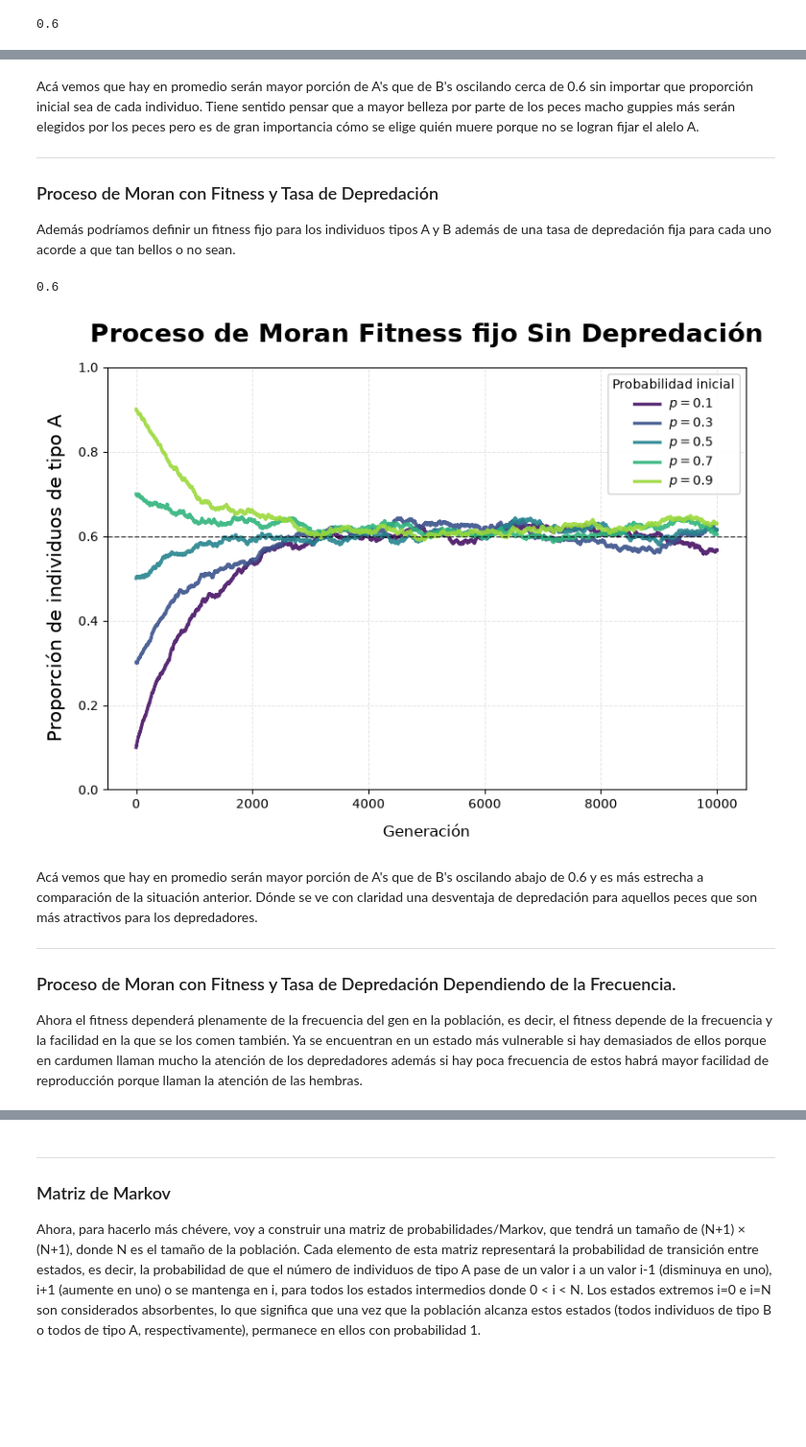
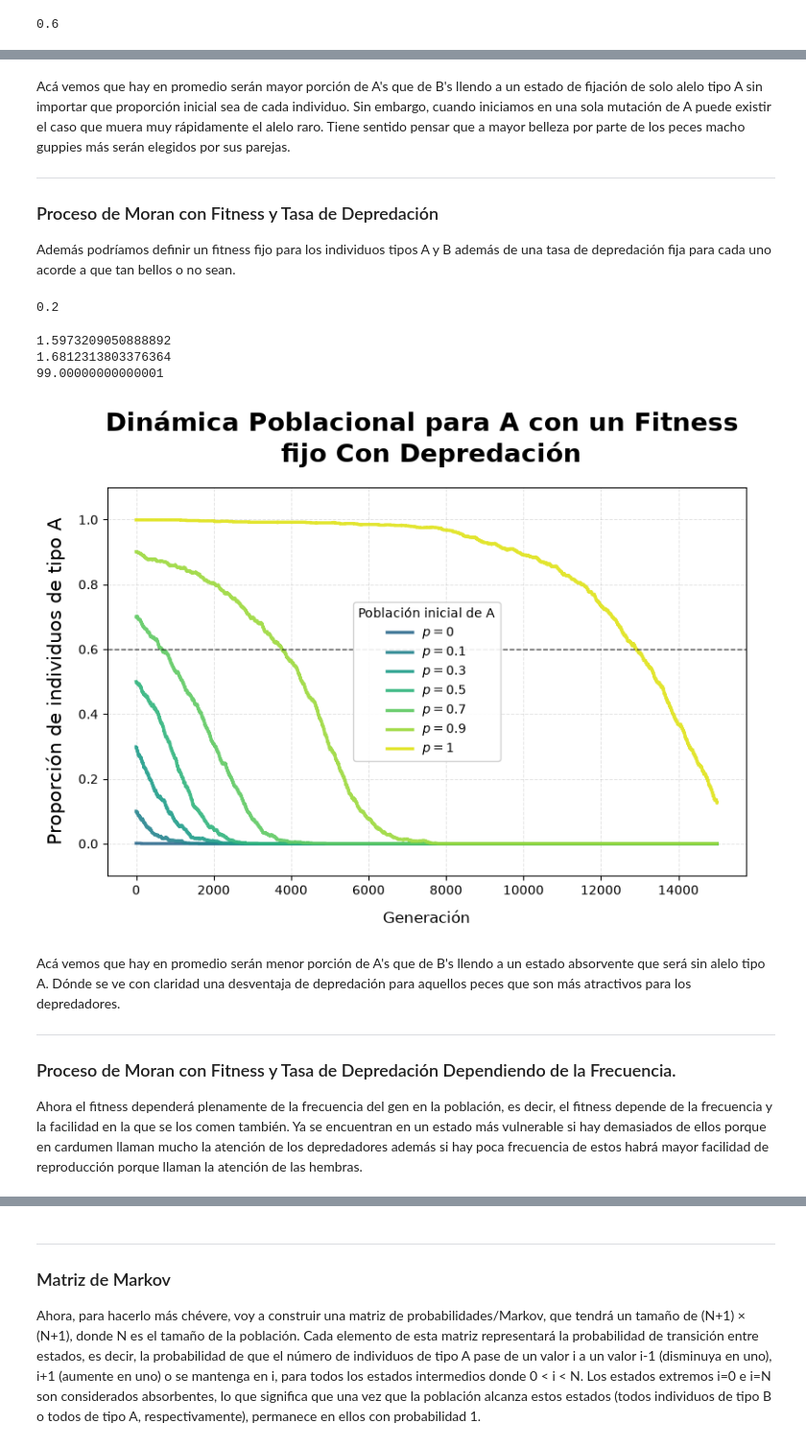
Before and after one commit to ValentinaBustos2025/Proyecto-Final, a Jupyter notebook: Simulación/Proceso Moran incial.ipynb, the cells around one changed output, grey strips where cells are left out. Shown at 96% size. Saved outputs shown, nothing was run; the diff lists cells and outputs as text; code cells hidden in the pictures; blank space fills up the shorter version.

```diff
--- a/Simulación/Proceso Moran incial.ipynb
+++ b/Simulación/Proceso Moran incial.ipynb
@@ -19,3 +18,5 @@ s_a = 0.8; s_b = 0.03; d_a = 0.107; d_b = 0.023 # Valores NO arbitrarios sacados
+# %%
+colors = plt.cm.viridis([ 0.35, 0.45, 0.55, 0.65, 0.75, 0.85,0.95])
 # %% [markdown]
 ---
 
@@ -43,7 +49,7 @@ moranProcess(N=1000, p=0.5, T= 1000)[1]
 # %%
 fig, ax = plt.subplots(figsize=(8, 6))
 
-p = [0.1, 0.3, 0.5, 0.7, 0.9]
+p = [0,0.1,0.3,0.5,0.7,0.9,1]
 for prop, color in zip(p, colors):
     generaciones = moranProcess(N=1000, p=prop, T=1000)[0]
     ax.plot( generaciones, label=fr'$p = {prop}$', color=color, linewidth=2.5, alpha=0.9)
@@ -51,11 +57,11 @@ for prop, color in zip(p, colors):
 ax.set_xlabel('Generación', fontsize=12, labelpad=10)
 ax.set_ylabel('Proporción de individuos de tipo A', fontsize=15, labelpad=10)
 ax.set_title( 'Proceso de Moran Clásico', fontsize=20, fontweight='bold', pad=20)
-ax.set_ylim(0, 1)
+ax.set_ylim(-0.1, 1.1)
 ax.grid( True, linestyle='--', linewidth=0.7, alpha=0.35)
 ax.tick_params(axis='both', labelsize=10)
 ax.legend(
-    title='Proporción inicial de  \n individuos de tipo A',
+    title='Población inicial  A',
     fontsize=10,
     title_fontsize=10,
     loc='best',
@@ -66,6 +72,6 @@ ax.legend(
 
 
 plt.tight_layout()
-plt.savefig('../Gráficas/Proceso_Moran_Clasico.png')
+plt.savefig('../Gráficas/PM_Clasico.png')
 plt.show()
 # %% [output]
@@ -135,5 +226,5 @@ plt.show()
 # %% [markdown]
-Acá vemos que hay en promedio serán mayor porción de A's que de B's oscilando cerca de 0.6 sin importar que proporción inicial sea de cada individuo. Tiene sentido pensar que a mayor belleza por parte de los peces macho guppies más serán elegidos por los peces pero es de gran importancia cómo se elige quién muere porque no se logran fijar el alelo A.
+Acá vemos que hay en promedio serán mayor porción de A's que de B's llendo a un estado de fijación de solo alelo tipo A sin importar que proporción inicial sea de cada individuo. Sin embargo, cuando iniciamos en una sola mutación de A  puede existir el caso que muera muy rápidamente el alelo raro. Tiene sentido pensar que a mayor belleza por parte de los peces macho guppies más serán elegidos por sus parejas.
 
 ---
 ### Proceso de Moran con Fitness y Tasa de Depredación
@@ -145,56 +236,77 @@ def moranProcessFitnessDepredacion(N, p, T):
     Simula un proceso de Moran para una población de tamaño N, con una proporción inicial p de individuos de tipo A y T generaciones.
     Devuelve la proporción final de individuos de tipo A después de T generaciones.
     """
-    fit_a = 1+s_a-d_a
-    fit_b = 1 + s_b-d_b
-    population = ['A'] * int(p * N) + ['B'] * int((1 - p) * N)
+    fit_a = (1 + s_a) * (1 - d_a)
+    fit_b = (1 + s_b) * (1 - d_b)
+    if p == 0:
+        population = ['B'] * (N-1) + ['A']
+    elif p == 1:
+        population = ['A'] * (N-1) + ['B']
+    else:
+        population = ['A'] * int(p * N) + ['B'] * int((1 - p) * N)
     history = []
     for _ in range(T):
-        to_die = random.choices(population, weights=[1 + d_a if x == 'A' else 1 + d_b for x in population])[0]
-        if random.random() < fit_a / (fit_a + fit_b):
-            reproducer = 'A'
-        else:
-            reproducer = 'B'
+
+        reproducer = random.choices(
+                    population,
+                    weights=[fit_a if x == 'A' else fit_b for x in population]
+                )[0]
+        to_die = random.choices(population, weights=[d_a if x == 'A' else d_b for x in population])[0]
         population[population.index(to_die)] = reproducer
         history.append(population.count('A') / len(population))
     return round(population.count('A') / len(population), 1), history
 
 moranProcessFitnessDepredacion(N=1000, p=0.5, T= 1000)[0]
 # %% [output]
-0.6
+0.2
+# %%
+fit_a = (1 + s_a) * (1 - d_a)
+fit_b = (1 + s_b) * (1 - d_b)
+print(fit_a/fit_b)
+fit_a = 1 + s_a - d_a
+fit_b = 1 + s_b - d_b
+print(fit_a/fit_b)
+fit_a = s_a - d_a
+fit_b = s_b - d_b
+print(fit_a/fit_b)
+# %% [output]
+1.5973209050888892
+1.6812313803376364
+99.00000000000001
 # %%
 fig, ax = plt.subplots(figsize=(8, 6))
 
-p = [0.1, 0.3, 0.5, 0.7, 0.9]
+p = [0, 0.1, 0.3, 0.5, 0.7, 0.9, 1]
 for prop, color in zip(p, colors):
-    generaciones = moranProcessFitnessDepredacion(N=1000, p=prop, T=10000)[1]
+    generaciones = moranProcessFitnessDepredacion(N=1000, p=prop, T=15000)[1]
     ax.plot( generaciones, label=fr'$p = {prop}$', color=color, linewidth=2.5, alpha=0.9)
 
 ax.set_xlabel('Generación', fontsize=12, labelpad=10)
 ax.set_ylabel('Proporción de individuos de tipo A', fontsize=15, labelpad=10)
-ax.set_title( 'Proceso de Moran Fitness fijo Sin Depredación', fontsize=20, fontweight='bold', pad=20)
-ax.set_ylim(0, 1)
+ax.set_title( 'Dinámica Poblacional para A con un Fitness \n fijo Con Depredación', fontsize=20, fontweight='bold', pad=20)
+ax.set_ylim(-0.1, 1.1)
 ax.axhline(0.6, color='black', linestyle='--', linewidth=1, alpha=0.7)
 ax.grid( True, linestyle='--', linewidth=0.7, alpha=0.35)
 ax.tick_params(axis='both', labelsize=10)
 ax.legend(
-    title='Probabilidad inicial',
+    title='Población inicial de A',
     fontsize=10,
     title_fontsize=10,
     loc='best',
     frameon=True,
     fancybox=True,
     framealpha=0.9
 )
 
 
 plt.tight_layout()
-plt.savefig('../Gráficas/Proceso_Moran_Fitness_Fijo_Con_Depredacion.png')
+plt.savefig('../Gráficas/PM_Fitness_Fijo_Con_Depredacion.png')
 plt.show()
+print("actualización ")
 # %% [output]
-[figure, old version]
+[figure, new version]
 # %% [markdown]
-Acá vemos que hay en promedio serán mayor porción de A's que de B's oscilando abajo de 0.6 y es más estrecha a comparación de la situación anterior. Dónde se ve con claridad una desventaja  de depredación para aquellos peces que son más atractivos para los depredadores.
+Acá vemos que hay en promedio serán menor porción de A's que de B's llendo a un estado absorvente que será sin alelo tipo A. Dónde se ve con claridad una desventaja  de depredación para aquellos peces que son más atractivos para los depredadores.
 
 ---
 
```
Also changed, not shown: parts of 19 cells of this notebook.
